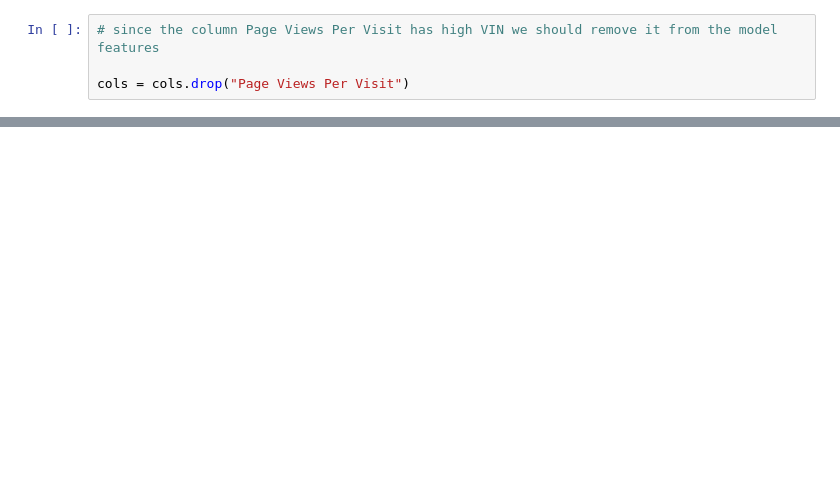
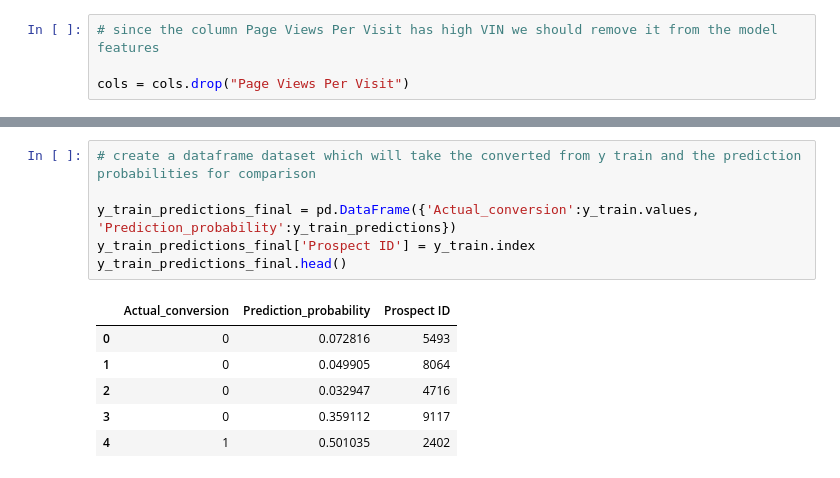
Before and after one commit to ketanchinchalkar/LeadScoringAssignmentFolder, a Jupyter notebook: Lead Scoring - Logistic Regression.ipynb, the cells around one changed output, grey strips where cells are left out. Saved outputs shown, nothing was run; the diff lists cells and outputs as text; blank space fills up the shorter version.

```diff
--- a/Lead Scoring - Logistic Regression.ipynb
+++ b/Lead Scoring - Logistic Regression.ipynb
@@ -902,0 +1215,13 @@ vif
+# %%
+# create a dataframe dataset which will take the converted from y train and the prediction probabilities for comparison
+
+y_train_predictions_final = pd.DataFrame({'Actual_conversion':y_train.values, 'Prediction_probability':y_train_predictions})
+y_train_predictions_final['Prospect ID'] = y_train.index
+y_train_predictions_final.head()
+# %% [output]
+|  | Actual_conversion | Prediction_probability | Prospect ID |
+| 0 | 0 | 0.072816 | 5493 |
+| 1 | 0 | 0.049905 | 8064 |
+| 2 | 0 | 0.032947 | 4716 |
+| 3 | 0 | 0.359112 | 9117 |
+| 4 | 1 | 0.501035 | 2402 |
```
Also changed, not shown: parts of 24 cells of this notebook.
